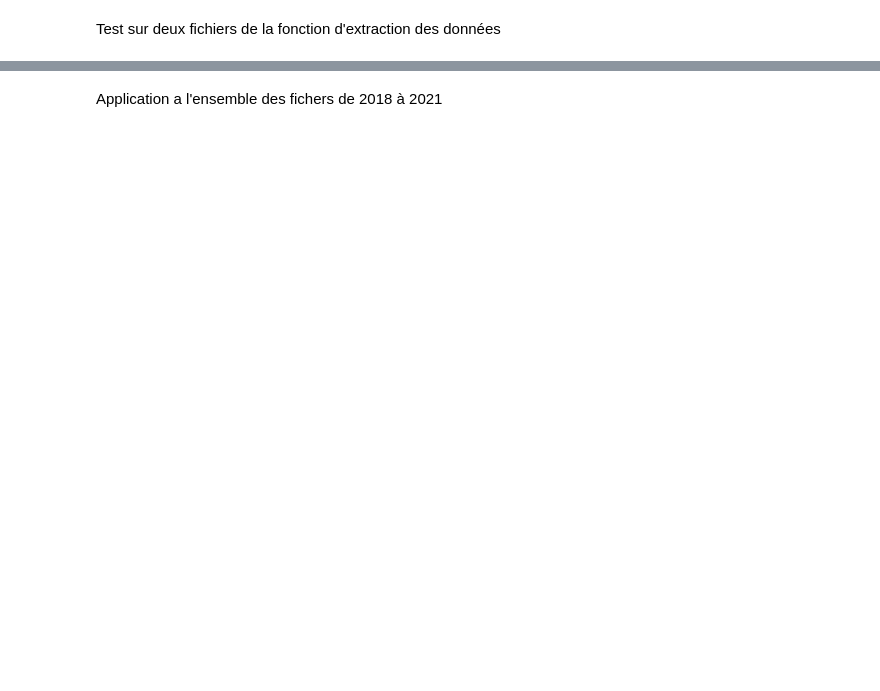
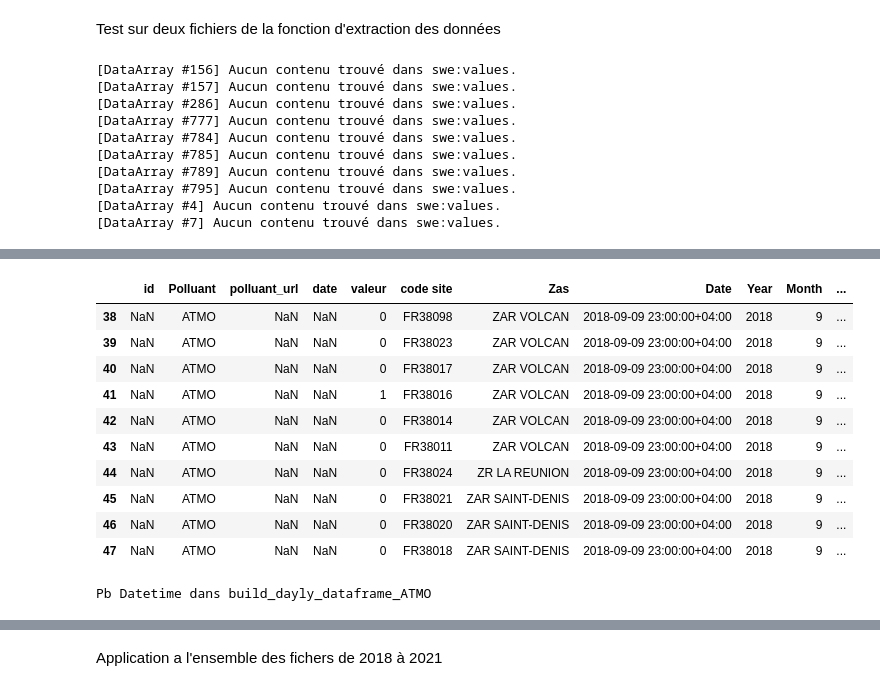
Before and after one commit to nclsprsnw/oasis, a Jupyter notebook: notebooks/pollution/pollution.ipynb, the cells around one changed output, grey strips where cells are left out. Saved outputs shown, nothing was run; the diff lists cells and outputs as text; code cells hidden in the pictures; blank space fills up the shorter version.

```diff
--- a/notebooks/pollution/pollution.ipynb
+++ b/notebooks/pollution/pollution.ipynb
@@ -339,10 +543,16 @@ def Csv_Traitement(file) -> pd.DataFrame:
     return df
 # %%
 def build_dayly_dataframe_ATMO(df_tmpf:pd.DataFrame)->pd.DataFrame:
-    date=df_tmpf["Date"][0]
-    year=df_tmpf["Date"].dt.year[0]
-    month=df_tmpf["Date"].dt.month[0]
-    quarter=df_tmpf["Date"].dt.quarter[0]
+    date=pd.to_datetime(df_tmpf["Date"])[0]
+    year=0
+    month=0
+    quarter=0
+    try:
+     year=df_tmpf["Date"].dt.year[0]
+     month=df_tmpf["Date"].dt.month[0]
+     quarter=df_tmpf["Date"].dt.quarter[0]
+    except:
+        print("Pb Datetime dans build_dayly_dataframe_ATMO")
     #print(f"{year}/{month}-{quarter}")
     #print(df_tmpf["Zas"].unique())
     for zas in df_tmpf["Zas"].unique():
@@ -677,7 +1134,7 @@ def XML_Traitement(test_xml_file: str):
 
         if ( polluant_notation in set(["PM2.5","PM10"]) ):
             value=moyenne/24.0
-        observations_list.append({'id':observation_id, 'polluant': polluant_notation, 'polluant_url':pollutant_url, 'date': observation_datetime, 'value': value  })
+        observations_list.append({'id':observation_id, 'Polluant': polluant_notation, 'polluant_url':pollutant_url, 'date': observation_datetime, 'valeur': value  })
     df_polluant_xml_1d=pd.DataFrame.from_dict(observations_list)
     #df_polluant_xml_1d
     df_polluant_xml_1d["code site"]=df_polluant_xml_1d['id'].apply(get_station)
@@ -695,5 +1152,23 @@ Test sur deux fichiers de la fonction d'extraction des données
 # %%
 df_xml_test_t=XML_Traitement(data_pollution_dir+"/2018/fr-2018-e2-2018-2018-09-17-15-t.xml")
 df_xml_test_v=XML_Traitement(data_pollution_dir+"/2018/fr-2018-e2-2018-2018-09-17-15-v.xml")
+
+display(df_xml_test_v.head(10))
 display(df_xml_test_v.head(10))
 display(df_xml_test_t.head(10))
+df_xml_test_v= build_dayly_dataframe_ATMO(df_xml_test_v)
+display(df_xml_test_v.head(10))
+df_xml_test_t= build_dayly_dataframe_ATMO(df_xml_test_t)
+display(df_xml_test_t.head(10))
+df_pollu=df_xml_test_v
+# %% [output]
+[DataArray #156] Aucun contenu trouvé dans swe:values.
+[DataArray #157] Aucun contenu trouvé dans swe:values.
+[DataArray #286] Aucun contenu trouvé dans swe:values.
+[DataArray #777] Aucun contenu trouvé dans swe:values.
+[DataArray #784] Aucun contenu trouvé dans swe:values.
+[DataArray #785] Aucun contenu trouvé dans swe:values.
+[DataArray #789] Aucun contenu trouvé dans swe:values.
+[DataArray #795] Aucun contenu trouvé dans swe:values.
+[DataArray #4] Aucun contenu trouvé dans swe:values.
+[DataArray #7] Aucun contenu trouvé dans swe:values.
@@ -699,0 +1208,12 @@ display(df_xml_test_t.head(10))
+|  | id | Polluant | polluant_url | date | valeur | code site | Zas | Date | Year | Month | ... |
+| 38 | NaN | ATMO | NaN | NaN | 0 | FR38098 | ZAR VOLCAN | 2018-09-09 23:00:00+04:00 | 2018 | 9 | ... |
+| 39 | NaN | ATMO | NaN | NaN | 0 | FR38023 | ZAR VOLCAN | 2018-09-09 23:00:00+04:00 | 2018 | 9 | ... |
+| 40 | NaN | ATMO | NaN | NaN | 0 | FR38017 | ZAR VOLCAN | 2018-09-09 23:00:00+04:00 | 2018 | 9 | ... |
+| 41 | NaN | ATMO | NaN | NaN | 1 | FR38016 | ZAR VOLCAN | 2018-09-09 23:00:00+04:00 | 2018 | 9 | ... |
+| 42 | NaN | ATMO | NaN | NaN | 0 | FR38014 | ZAR VOLCAN | 2018-09-09 23:00:00+04:00 | 2018 | 9 | ... |
+| 43 | NaN | ATMO | NaN | NaN | 0 | FR38011 | ZAR VOLCAN | 2018-09-09 23:00:00+04:00 | 2018 | 9 | ... |
+| 44 | NaN | ATMO | NaN | NaN | 0 | FR38024 | ZR LA REUNION | 2018-09-09 23:00:00+04:00 | 2018 | 9 | ... |
+| 45 | NaN | ATMO | NaN | NaN | 0 | FR38021 | ZAR SAINT-DENIS | 2018-09-09 23:00:00+04:00 | 2018 | 9 | ... |
+| 46 | NaN | ATMO | NaN | NaN | 0 | FR38020 | ZAR SAINT-DENIS | 2018-09-09 23:00:00+04:00 | 2018 | 9 | ... |
+| 47 | NaN | ATMO | NaN | NaN | 0 | FR38018 | ZAR SAINT-DENIS | 2018-09-09 23:00:00+04:00 | 2018 | 9 | ... |
+Pb Datetime dans build_dayly_dataframe_ATMO
```
Also changed, not shown: parts of 30 cells of this notebook, 8 other files.
